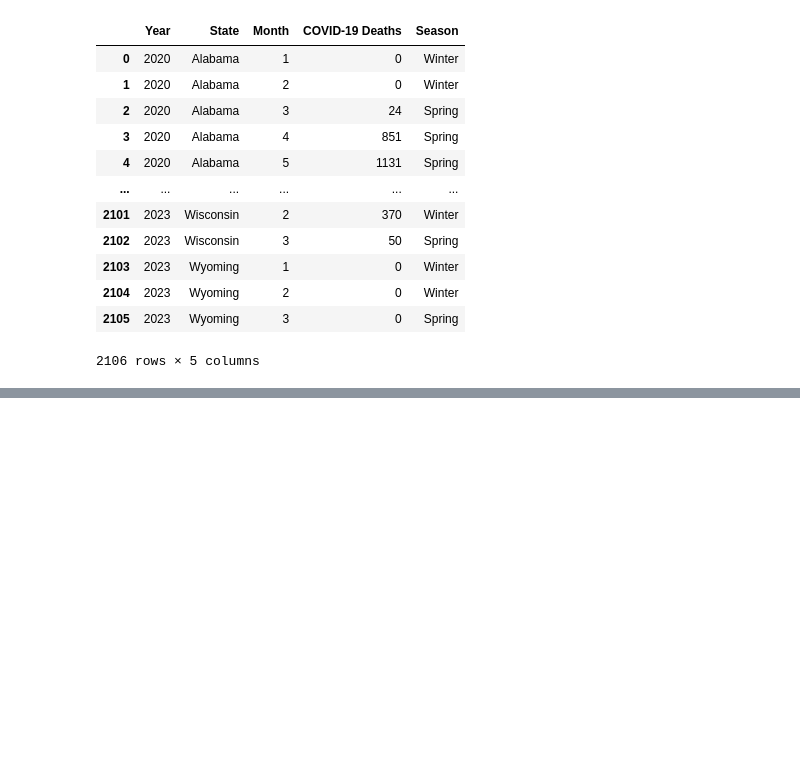
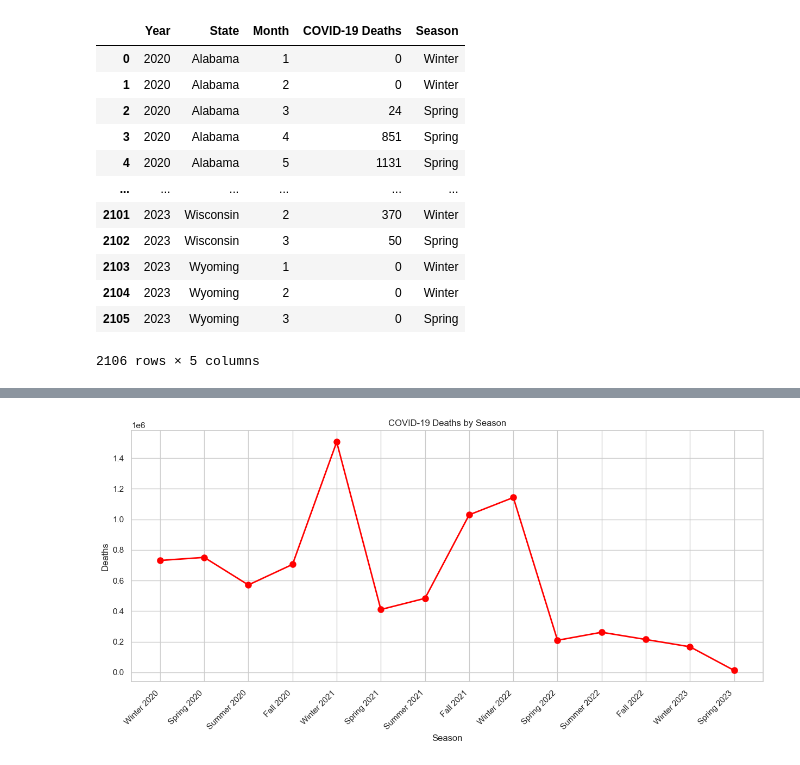
Before and after one commit to willbang548/Group_1, a Jupyter notebook: main.ipynb, the cells around one changed output, grey strips where cells are left out. Cells and saved outputs as stored; diff of their text form; code cells hidden in the pictures; blank space fills up the shorter version.

```diff
--- a/main.ipynb
+++ b/main.ipynb
@@ -109,0 +75,25 @@ AttributeError: 'list' object has no attribute 'loc'
+# %%
+
+
+index_seasons = [3,1,2,0,7,5,6,4,11,9,10,8,13,12]
+
+covid_seasons = grouped_df.reindex(index_seasons).reset_index(drop=True)
+covid_seasons.rename(columns={'COVID-19 Deaths': 'Deaths'}, inplace=True)
+
+def rename_seasons(season,year):
+       season += [''] * (4 - len(season))
+       return [f'{s} {year}' for s in season]
+
+covid_years = covid_seasons['Year'].unique()
+season_year = {}
+for year in covid_years:
+    seasons = covid_seasons.loc[covid_seasons['Year'] == year, 'Season'].tolist()
+    season_year[year] = rename_seasons(seasons,year)
+
+for year in covid_years:
+    for i, season in enumerate(['Winter', 'Spring', 'Summer', 'Fall']):
+
+        covid_seasons.loc[(covid_seasons['Year'] == year) & (covid_seasons['Season'] == season), 'Season'] = season_year[year][i]
+
+
+print(covid_seasons)
@@ -109,0 +116,16 @@ AttributeError: 'list' object has no attribute 'loc'
+# %%
+
+# Plot the data
+plt.figure(figsize=(15, 6))
+
+plt.plot(covid_seasons['Season'], covid_seasons['Deaths'], color='red', marker='o', linewidth=2, markersize=8)
+plt.gca().set_xticks(covid_seasons.index)
+plt.gca().set_xticklabels(covid_seasons['Season'], rotation=45, ha='right')
+
+plt.title('COVID-19 Deaths by Season')
+plt.xlabel('Season')
+plt.ylabel('Deaths')
+
+plt.show()
+# %% [output]
+[figure, added]
```
Also changed, not shown: parts of 8 cells of this notebook.
